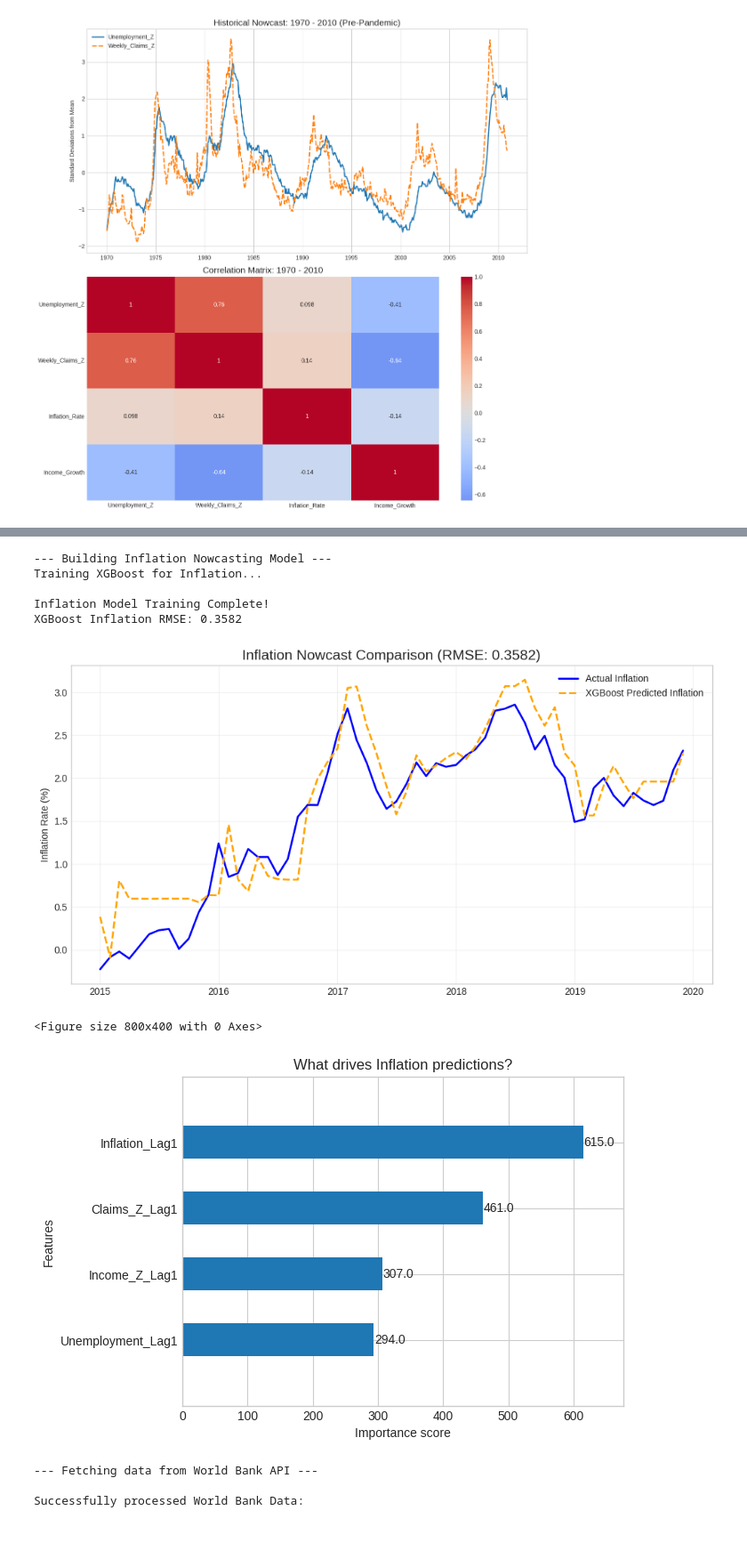
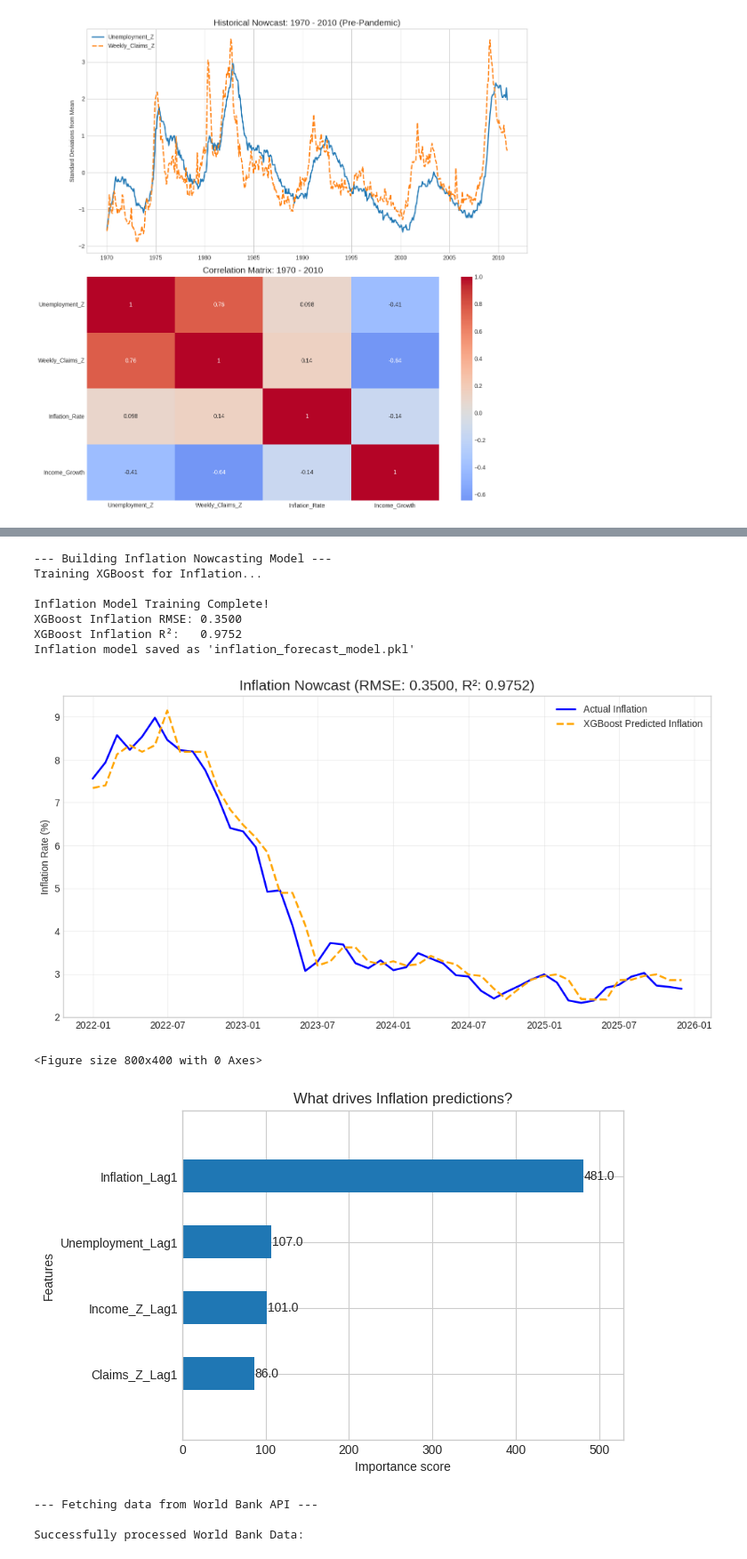
Before and after one commit to JimmyL04/macrominds, a Jupyter notebook: MacroMinds.ipynb, the cells around one changed output, grey strips where cells are left out. Shown at 89% size. Cells and saved outputs as stored; diff of their text form; code cells hidden in the pictures; blank space fills up the shorter version.

```diff
--- a/MacroMinds.ipynb
+++ b/MacroMinds.ipynb
@@ -860,6 +884,8 @@ Successfully merged BLS data with FRED data!
 # %%
+# Inflation Nowcasting Model (XGBoost)
+# Per proposal architecture: XGBoost is used for Inflation nowcasting
 import xgboost as xgb
-from sklearn.metrics import mean_squared_error
+from sklearn.metrics import mean_squared_error, r2_score
 import numpy as np
 import matplotlib.pyplot as plt
 
@@ -869,15 +895,15 @@ print("--- Building Inflation Nowcasting Model ---")
 features_inf = ['Claims_Z_Lag1', 'Income_Z_Lag1', 'Unemployment_Lag1', 'Inflation_Lag1']
 target_inf = 'Inflation_Rate'
 
-# THE FIX: Point back to df_clean to get the full history (1970-2025)
+# Use df_clean to get the full history
 df_model = df_clean.dropna(subset=features_inf + [target_inf]).copy()
 
-# 2. Time-Series Split
-cutoff_date = '2015-01-01'
-end_test_date = '2019-12-31'
+# 2. Time-Series Split (same as unemployment models)
+cutoff_date_inf = '2022-01-01'
+end_test_date_inf = '2025-12-31'
 
-train_inf = df_model.loc[:cutoff_date]
-test_inf = df_model.loc[cutoff_date:end_test_date]
+train_inf = df_model.loc[:cutoff_date_inf]
+test_inf = df_model.loc[cutoff_date_inf:end_test_date_inf]
 
 X_train_inf = train_inf[features_inf]
 y_train_inf = train_inf[target_inf]
@@ -899,39 +925,48 @@ reg_inf.fit(
     X_train_inf, y_train_inf,
     eval_set=[(X_train_inf, y_train_inf), (X_test_inf, y_test_inf)],
     verbose=False
 )
 
 # 4. Predict & Evaluate
 preds_inf = reg_inf.predict(X_test_inf)
 rmse_inf = np.sqrt(mean_squared_error(y_test_inf, preds_inf))
+r2_inf = r2_score(y_test_inf, preds_inf)
 
 print(f"\nInflation Model Training Complete!")
 print(f"XGBoost Inflation RMSE: {rmse_inf:.4f}")
+print(f"XGBoost Inflation R²:   {r2_inf:.4f}")
 
-# 5. Visualization: Actual vs Predicted Inflation
+# 5. Save the inflation model
+import joblib
+joblib.dump(reg_inf, 'inflation_forecast_model.pkl')
+print("Inflation model saved as 'inflation_forecast_model.pkl'")
+
+# 6. Visualization: Actual vs Predicted Inflation
 plt.figure(figsize=(12, 6))
 plt.plot(y_test_inf.index, y_test_inf, label='Actual Inflation', color='blue', linewidth=2)
 plt.plot(y_test_inf.index, preds_inf, label='XGBoost Predicted Inflation', color='orange', linestyle='--', linewidth=2)
 
-plt.title(f"Inflation Nowcast Comparison (RMSE: {rmse_inf:.4f})", fontsize=15)
+plt.title(f"Inflation Nowcast (RMSE: {rmse_inf:.4f}, R²: {r2_inf:.4f})", fontsize=15)
 plt.ylabel("Inflation Rate (%)")
 plt.legend()
 plt.grid(True, alpha=0.3)
 plt.show()
 
-# 6. Feature Importance Chart
+# 7. Feature Importance Chart
 plt.figure(figsize=(8, 4))
 xgb.plot_importance(reg_inf, height=0.5, max_num_features=5, title="What drives Inflation predictions?")
 plt.show()
 # %% [output]
 --- Building Inflation Nowcasting Model ---
 Training XGBoost for Inflation...
 
 Inflation Model Training Complete!
-XGBoost Inflation RMSE: 0.3582
+XGBoost Inflation RMSE: 0.3500
+XGBoost Inflation R²:   0.9752
+Inflation model saved as 'inflation_forecast_model.pkl'
-[figure, old version]
+[figure, new version]
 <Figure size 800x400 with 0 Axes>
-[figure, old version]
+[figure, new version]
 # %%
 import requests
 import pandas as pd
```
Also changed, not shown: parts of 15 cells of this notebook.
